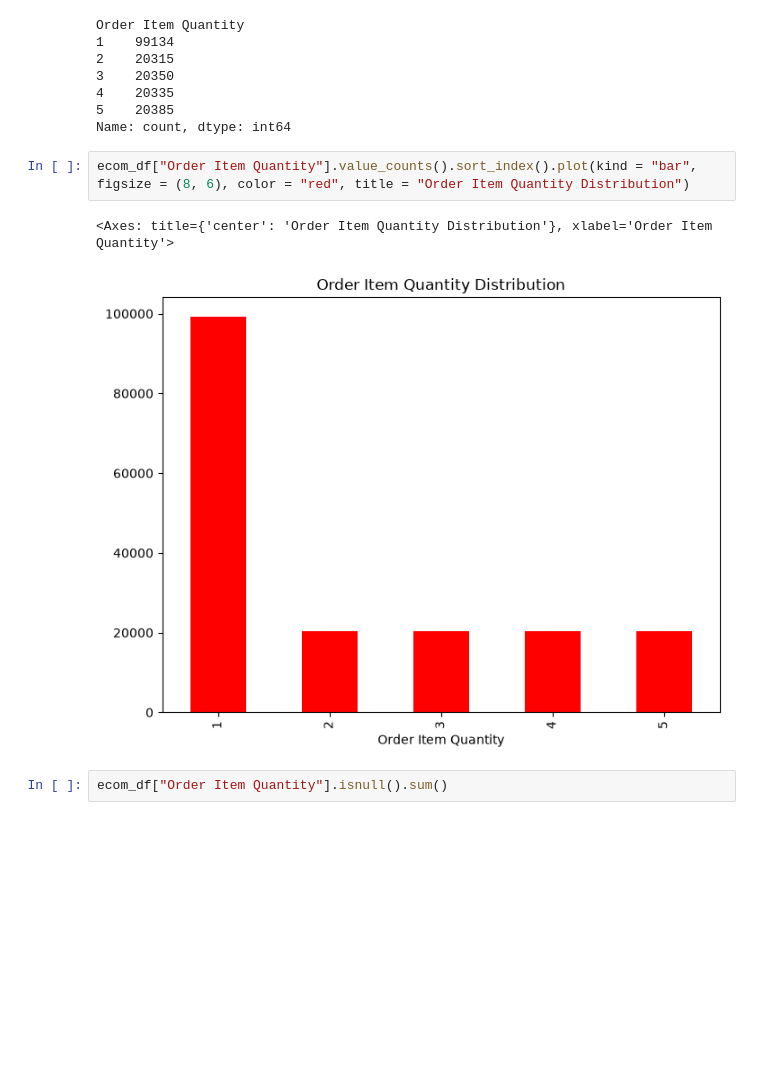
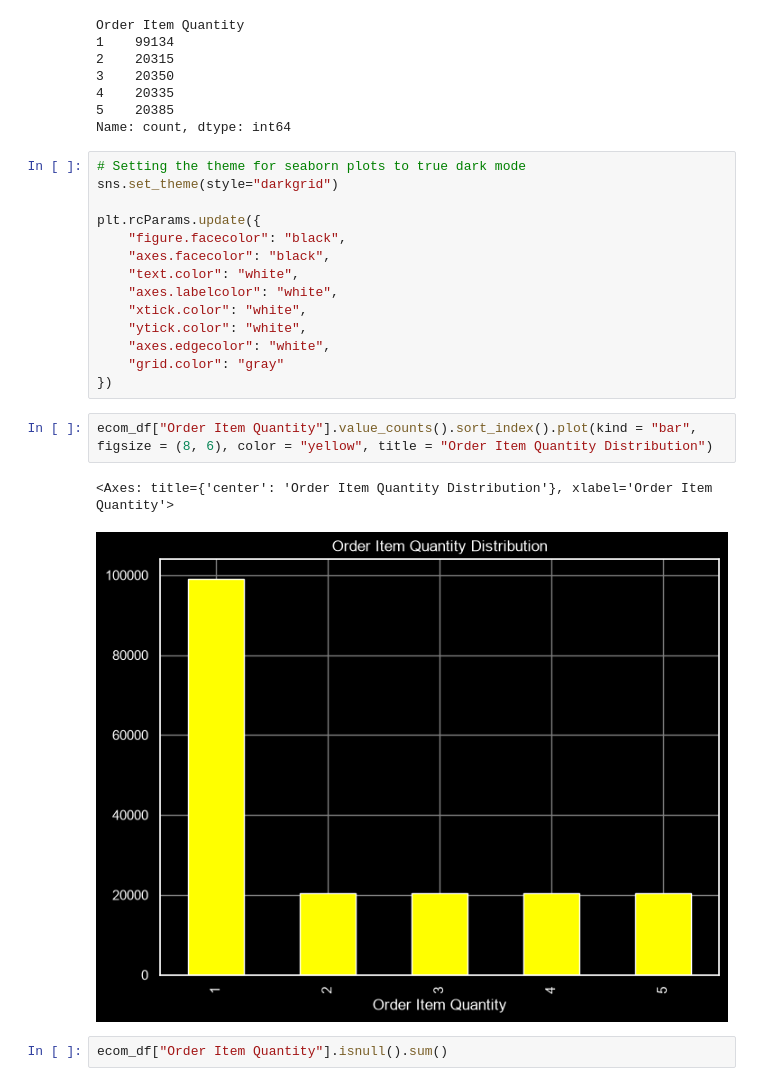
Before and after one commit to bhardwajharsh07/E-commerce-Demand-Forecasting, a Jupyter notebook: notebooks/01_eda.ipynb, the cells around one changed output. Drawn from its saved outputs; the diff is of its cells as text; blank space fills up the shorter version.

```diff
--- a/notebooks/01_eda.ipynb
+++ b/notebooks/01_eda.ipynb
@@ -180,11 +180,25 @@ Order Item Quantity
 4    20335
 5    20385
 Name: count, dtype: int64
+# %%
+# Setting the theme for seaborn plots to true dark mode
+sns.set_theme(style="darkgrid")
+
+plt.rcParams.update({
+    "figure.facecolor": "black",
+    "axes.facecolor": "black",
+    "text.color": "white",
+    "axes.labelcolor": "white",
+    "xtick.color": "white",
+    "ytick.color": "white",
+    "axes.edgecolor": "white",
+    "grid.color": "gray"
+})
 # %%
-ecom_df["Order Item Quantity"].value_counts().sort_index().plot(kind = "bar", figsize = (8, 6), color = "red", title = "Order Item Quantity Distribution")
+ecom_df["Order Item Quantity"].value_counts().sort_index().plot(kind = "bar", figsize = (8, 6), color = "yellow", title = "Order Item Quantity Distribution")
 # %% [output]
 <Axes: title={'center': 'Order Item Quantity Distribution'}, xlabel='Order Item Quantity'>
-[figure, old version]
+[figure, new version]
 # %%
 ecom_df["Order Item Quantity"].isnull().sum()
 # %% [output]
```
Also changed, not shown: parts of 32 cells of this notebook.
